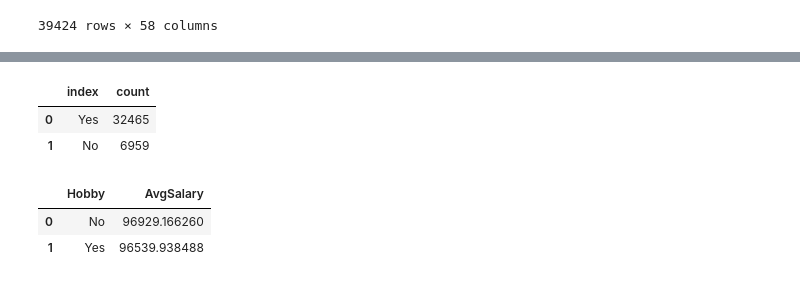
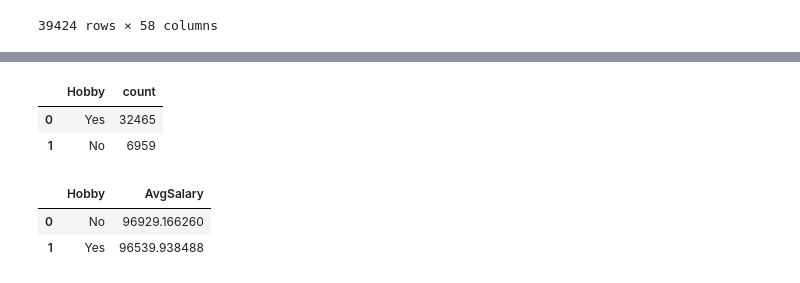
Before and after one commit to cye2277/Stackoverflow-Survey-Data-Cleaning, a Jupyter notebook: Data Cleaning Final Project.ipynb, the cells around one changed output, grey strips where cells are left out. Saved outputs shown, nothing was run; the diff lists cells and outputs as text; code cells hidden in the pictures.

```diff
--- a/Data Cleaning Final Project.ipynb
+++ b/Data Cleaning Final Project.ipynb
@@ -445,10 +446,10 @@ new_survey.sample(3)
 3 rows × 58 columns
 # %%
 d=new_survey
-d1=d['Hobby'].value_counts().to_frame('count').reset_index()
+d1=d['Hobby'].value_counts().to_frame('count').rename_axis('Hobby').reset_index()
 d1.head()
 # %% [output]
-|  | index | count |
+|  | Hobby | count |
 | 0 | Yes | 32465 |
 | 1 | No | 6959 |
 # %%
```
Also changed, not shown: parts of 15 cells of this notebook.
